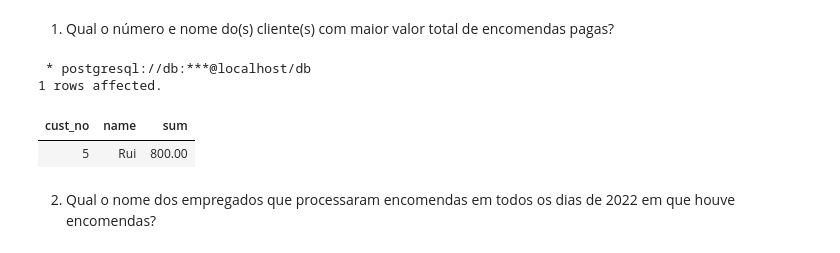
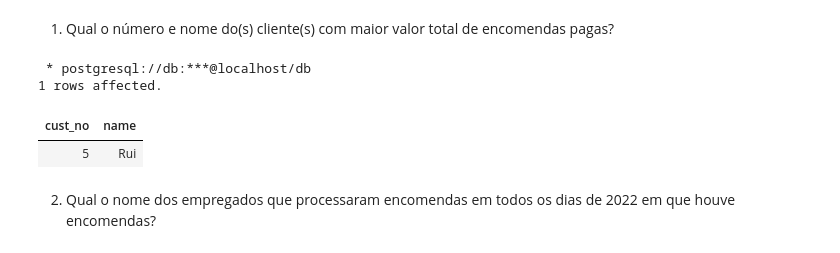
Before and after one commit to GreenMemory16/BD-2022-2023, a Jupyter notebook: Entrega3/E3-report.ipynb, the cells around one changed output. Cells and saved outputs as stored; diff of their text form; code cells hidden in the pictures.

```diff
--- a/Entrega3/E3-report.ipynb
+++ b/Entrega3/E3-report.ipynb
@@ -358,24 +354,24 @@ Apresente a consulta SQL mais sucinta para cada uma das seguintes questões
 # %%
 %%sql
 
-SELECT customer.cust_no, customer.name, SUM(qty * price)
+SELECT customer.cust_no, customer.name
 FROM customer
     JOIN orders USING (cust_no)
     JOIN contains USING (order_no)
     JOIN product USING (SKU)
     JOIN pay USING (order_no)
 GROUP BY customer.cust_no
 HAVING SUM(qty * price) >= ALL
     (SELECT SUM(qty * price)
     FROM pay
         JOIN contains USING (order_no)
         JOIN product USING (SKU)
     GROUP BY cust_no);
 # %% [output]
  * postgresql://db:***@localhost/db
 1 rows affected.
-| cust_no | name | sum |
-| 5 | Rui | 800.00 |
+| cust_no | name |
+| 5 | Rui |
 # %% [markdown]
 2. Qual o nome dos empregados que processaram encomendas em todos os dias de 2022 em que houve encomendas?
 # %%
```
Also changed, not shown: parts of 8 cells of this notebook.
